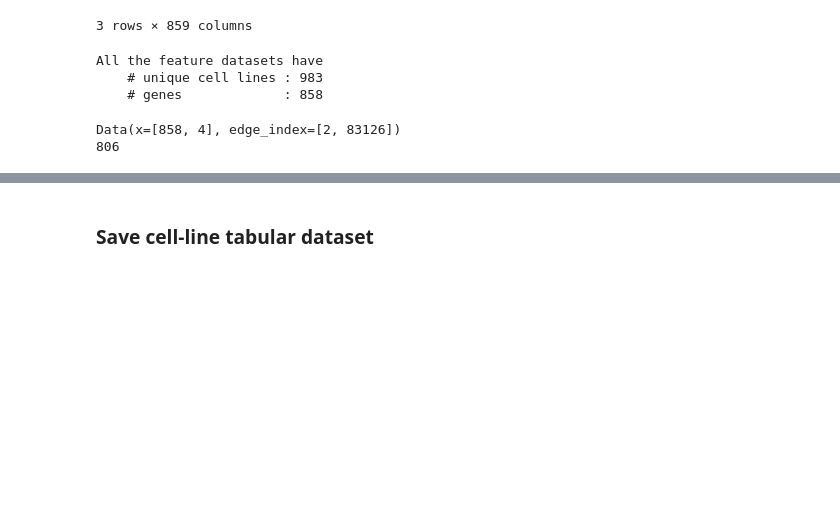
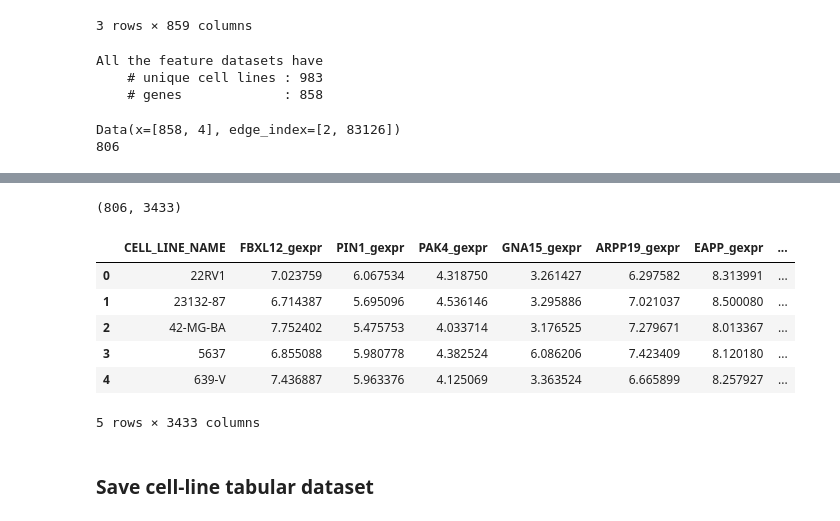
Before and after one commit to PeeteKeesel/gnn-for-drug-response-prediction, a Jupyter notebook: 15_summary_datasets.ipynb, the cells around one changed output, grey strips where cells are left out. Drawn from its saved outputs; the diff is of its cells as text; code cells hidden in the pictures; blank space fills up the shorter version.

```diff
--- a/15_summary_datasets.ipynb
+++ b/15_summary_datasets.ipynb
@@ -587,0 +573,4 @@ cl_graphs_v2
+# %%
+cl_graph_cls = list(cl_graphs_v2.keys())
+print(len(cl_graph_cls))
+cl_graph_cls[:10]
@@ -587,0 +589,8 @@ cl_graphs_v2
+# %%
+# Only take these cell-lines for the feature datasets
+GOAL_SHAPE = (806, 858+1)
+gexpr_v2 = gexpr_sparse[gexpr_sparse.CELL_LINE_NAME.isin(cl_graph_cls)]
+cnvg_v2 = cnvg_sparse[cnvg_sparse.CELL_LINE_NAME.isin(cl_graph_cls)]
+cnvp_v2 = cnvp_sparse[cnvp_sparse.CELL_LINE_NAME.isin(cl_graph_cls)]
+mut_v2 = mut_sparse[mut_sparse.CELL_LINE_NAME.isin(cl_graph_cls)]
+assert gexpr_v2.shape == cnvg_v2.shape == cnvp_v2.shape == mut_v2.shape == GOAL_SHAPE
@@ -588,2 +617,24 @@ cl_graphs_v2
+# %%
+merged = pd.merge(left=gexpr_v2, right=cnvg_v2,
+                  on=['CELL_LINE_NAME'],
+                  suffixes=['_gexpr', '_cnvg'])
+merged = pd.merge(left=merged, right=cnvp_v2,
+                  on=['CELL_LINE_NAME'],
+                  suffixes=['', '_cnvp'])
+merged = pd.merge(left=merged, right=mut_v2,
+                  on=['CELL_LINE_NAME'],
+                  suffixes=['', '_mut'])
+assert merged.shape == (806, 858*4 + 1)
+print(merged.shape)
+merged.head(5)
+# %% [output]
+(806, 3433)
+|  | CELL_LINE_NAME | FBXL12_gexpr | PIN1_gexpr | PAK4_gexpr | GNA15_gexpr | ARPP19_gexpr | EAPP_gexpr | ... |
+| 0 | 22RV1 | 7.023759 | 6.067534 | 4.318750 | 3.261427 | 6.297582 | 8.313991 | ... |
+| 1 | 23132-87 | 6.714387 | 5.695096 | 4.536146 | 3.295886 | 7.021037 | 8.500080 | ... |
+| 2 | 42-MG-BA | 7.752402 | 5.475753 | 4.033714 | 3.176525 | 7.279671 | 8.013367 | ... |
+| 3 | 5637 | 6.855088 | 5.980778 | 4.382524 | 6.086206 | 7.423409 | 8.120180 | ... |
+| 4 | 639-V | 7.436887 | 5.963376 | 4.125069 | 3.363524 | 6.665899 | 8.257927 | ... |
+5 rows × 3433 columns
 # %% [markdown]
 ### Save cell-line tabular dataset
```
Also changed, not shown: parts of 12 cells of this notebook.
